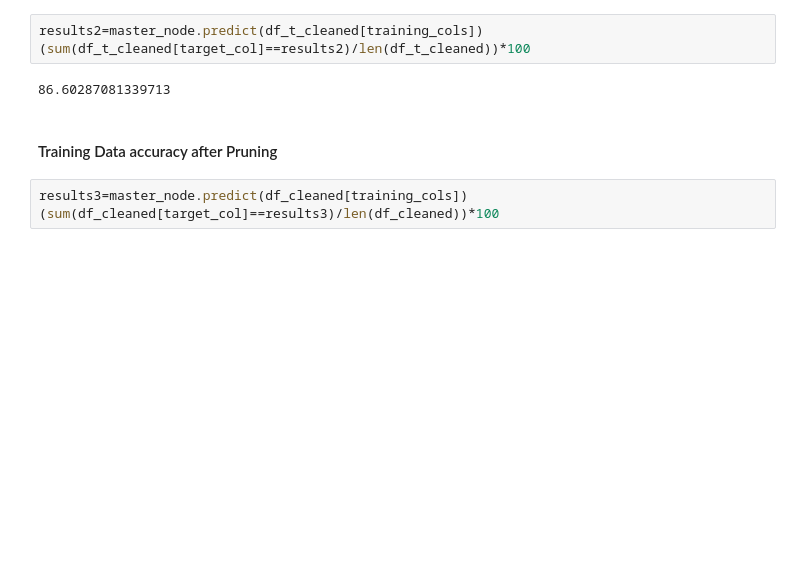
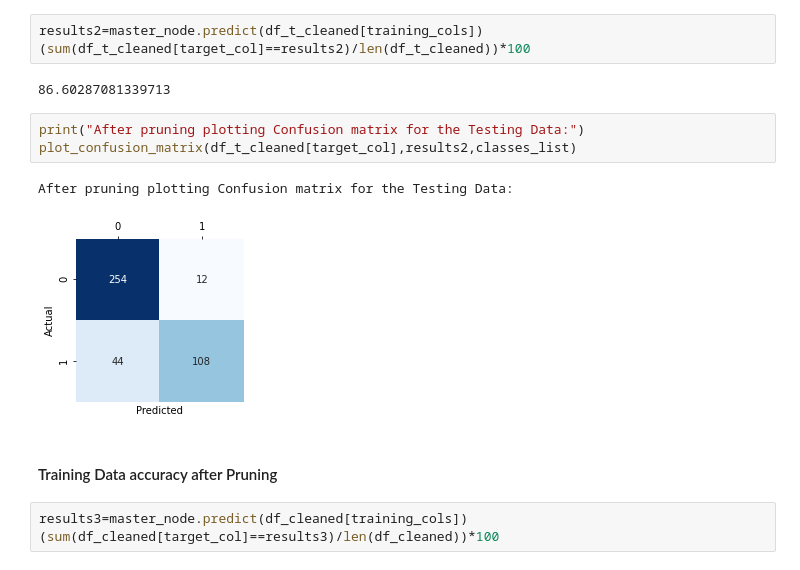
Before and after one commit to manasc12/Decision_Tree_from_scratch, a Jupyter notebook: Decision_Tree.ipynb, the cells around one changed output. Saved outputs shown, nothing was run; the diff lists cells and outputs as text; blank space fills up the shorter version.

```diff
--- a/Decision_Tree.ipynb
+++ b/Decision_Tree.ipynb
@@ -548,6 +582,12 @@ results2=master_node.predict(df_t_cleaned[training_cols])
 (sum(df_t_cleaned[target_col]==results2)/len(df_t_cleaned))*100
 # %% [output]
 86.60287081339713
+# %%
+print("After pruning plotting Confusion matrix for the Testing Data:")
+plot_confusion_matrix(df_t_cleaned[target_col],results2,classes_list)
+# %% [output]
+After pruning plotting Confusion matrix for the Testing Data:
+[figure, added]
 # %% [markdown]
 #### Training Data accuracy after Pruning
 # %%
```
Also changed, not shown: parts of 7 cells of this notebook.
